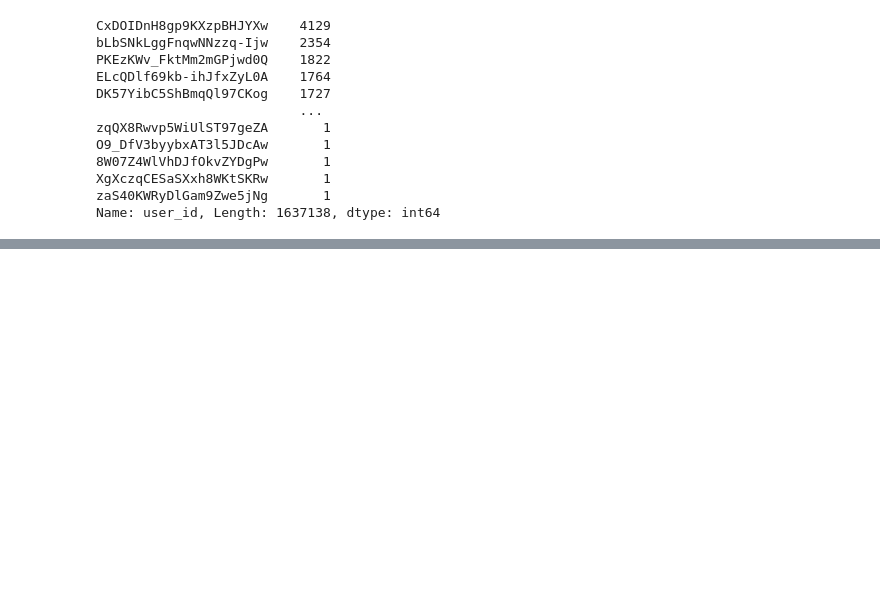
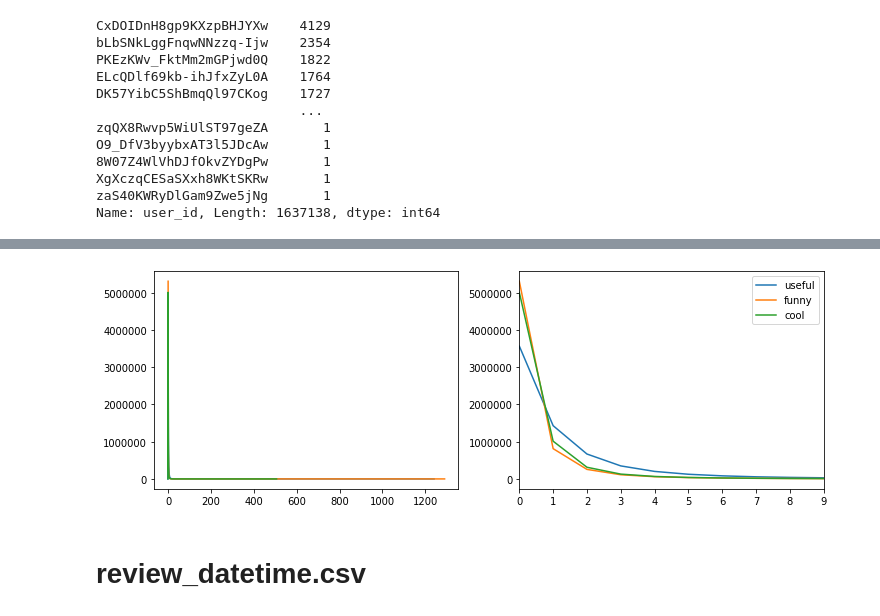
Before and after one commit to Nov05/yelp-dataset-challenge, a Jupyter notebook: notebooks/2019_12_05_exploratory_data_analysis.ipynb, the cells around one changed output, grey strips where cells are left out. Drawn from its saved outputs; the diff is of its cells as text; code cells hidden in the pictures; blank space fills up the shorter version.

```diff
--- a/notebooks/2019_12_05_exploratory_data_analysis.ipynb
+++ b/notebooks/2019_12_05_exploratory_data_analysis.ipynb
@@ -233,0 +302,30 @@ Name: user_id, Length: 1637138, dtype: int64
+# %%
+cols = ['useful', 'funny', 'cool']
+def plot1(colname):
+    df_tmp = df_review[colname]\
+        .value_counts().reset_index()\
+        .sort_values('index')
+    plt.plot(df_tmp['index'], df_tmp[colname])
+
+def plot2(colname):
+    df_tmp = df_review[colname]\
+        .value_counts().reset_index()\
+        .sort_values('index')
+    df_tmp = df_tmp[df_tmp['index']<10]
+    plt.plot(df_tmp['index'], df_tmp[colname])
+
+plt.figure(figsize=(12,4))
+plt.subplot(121)
+for col in cols:
+    plot1(col)
+plt.subplot(122)
+plt.xlim(0,9)
+for col in cols:
+    plot2(col)
+plt.legend(cols);
+# all 3 review feedbacks have a long tail
+# "funny" and "cool" have very similar shapes
+# %% [output]
+[figure, added]
+# %% [markdown]
+# review_datetime.csv
```
Also changed, not shown: parts of 28 cells of this notebook.
